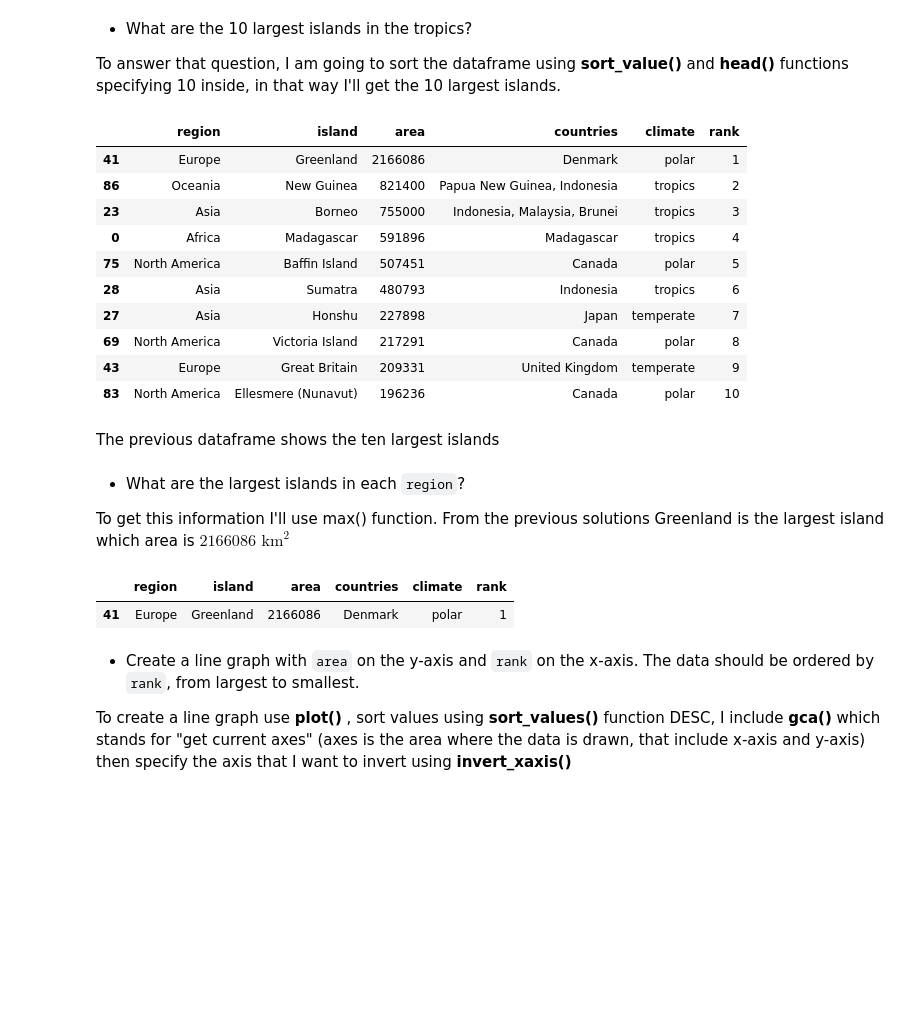
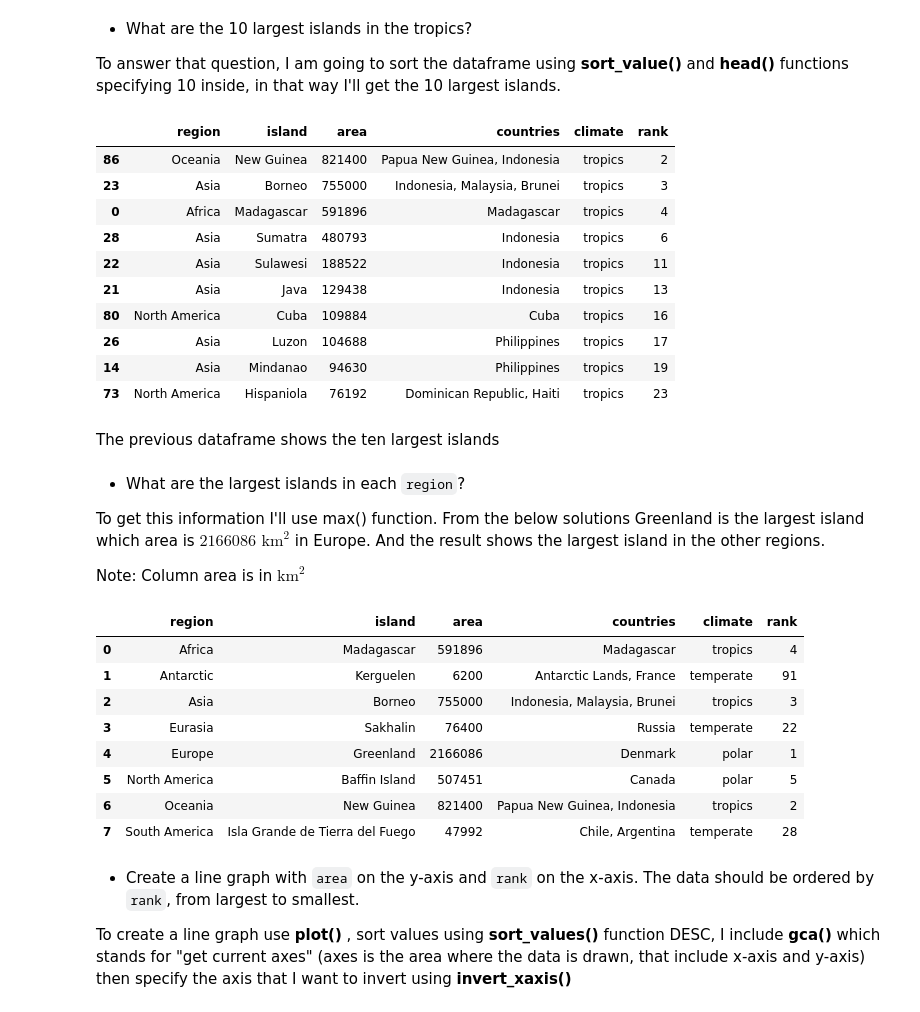
Before and after one commit to Pao-ing/Data_science, a Jupyter notebook: largest-islands-project/largest-islands.ipynb, the cells around one changed output. Saved outputs shown, nothing was run; the diff lists cells and outputs as text; code cells hidden in the pictures; blank space fills up the shorter version.

Commit message:
Uploading fixes to largest-islands-project

```diff
--- a/largest-islands-project/largest-islands.ipynb
+++ b/largest-islands-project/largest-islands.ipynb
@@ -40,34 +40,45 @@ df.head()
 
 To answer that question, I am going to sort the dataframe using **sort_value()** and **head()** functions specifying 10 inside, in that way I'll get the 10 largest islands.
 # %%
-df.sort_values(by='area', ascending= False).head(10)
+df.query('climate=="tropics"').sort_values(by='area', ascending= False).head(10)
 # %% [output]
 |  | region | island | area | countries | climate | rank |
-| 41 | Europe | Greenland | 2166086 | Denmark | polar | 1 |
 | 86 | Oceania | New Guinea | 821400 | Papua New Guinea, Indonesia | tropics | 2 |
 | 23 | Asia | Borneo | 755000 | Indonesia, Malaysia, Brunei | tropics | 3 |
 | 0 | Africa | Madagascar | 591896 | Madagascar | tropics | 4 |
-| 75 | North America | Baffin Island | 507451 | Canada | polar | 5 |
 | 28 | Asia | Sumatra | 480793 | Indonesia | tropics | 6 |
-| 27 | Asia | Honshu | 227898 | Japan | temperate | 7 |
-| 69 | North America | Victoria Island | 217291 | Canada | polar | 8 |
-| 43 | Europe | Great Britain | 209331 | United Kingdom | temperate | 9 |
-| 83 | North America | Ellesmere (Nunavut) | 196236 | Canada | polar | 10 |
+| 22 | Asia | Sulawesi | 188522 | Indonesia | tropics | 11 |
+| 21 | Asia | Java | 129438 | Indonesia | tropics | 13 |
+| 80 | North America | Cuba | 109884 | Cuba | tropics | 16 |
+| 26 | Asia | Luzon | 104688 | Philippines | tropics | 17 |
+| 14 | Asia | Mindanao | 94630 | Philippines | tropics | 19 |
+| 73 | North America | Hispaniola | 76192 | Dominican Republic, Haiti | tropics | 23 |
 # %% [markdown]
 The previous dataframe shows the ten largest islands
 # %% [markdown]
 -  What are the largest islands in each `region`?
 
-To get this information I'll use max() function. From the previous solutions Greenland is the largest island which area is $ \text {2166086 km} ^2$
+To get this information I'll use max() function. From the below solutions Greenland is the largest island which area is $ \text {2166086 km} ^2$ in Europe. And the result shows the largest island in the other regions.
+
+Note: Column area is in $\text {km}^2$
 # %%
-largest_area = df['area'].max()
-df.query('area== @largest_area')
+
+df_region = df.groupby('region')['area'].max().reset_index()
+
+df.merge(df_region, on=['region','area'], how='inner')
 
 # advanced way
 #df.loc[df['area'].idxmax()] # -> return a serie
 # %% [output]
 |  | region | island | area | countries | climate | rank |
-| 41 | Europe | Greenland | 2166086 | Denmark | polar | 1 |
+| 0 | Africa | Madagascar | 591896 | Madagascar | tropics | 4 |
+| 1 | Antarctic | Kerguelen | 6200 | Antarctic Lands, France | temperate | 91 |
+| 2 | Asia | Borneo | 755000 | Indonesia, Malaysia, Brunei | tropics | 3 |
+| 3 | Eurasia | Sakhalin | 76400 | Russia | temperate | 22 |
+| 4 | Europe | Greenland | 2166086 | Denmark | polar | 1 |
+| 5 | North America | Baffin Island | 507451 | Canada | polar | 5 |
+| 6 | Oceania | New Guinea | 821400 | Papua New Guinea, Indonesia | tropics | 2 |
+| 7 | South America | Isla Grande de Tierra del Fuego | 47992 | Chile, Argentina | temperate | 28 |
 # %% [markdown]
 - Create a line graph with `area` on the y-axis and `rank` on the x-axis. The data should be ordered by `rank`, from largest to smallest.
 
```
